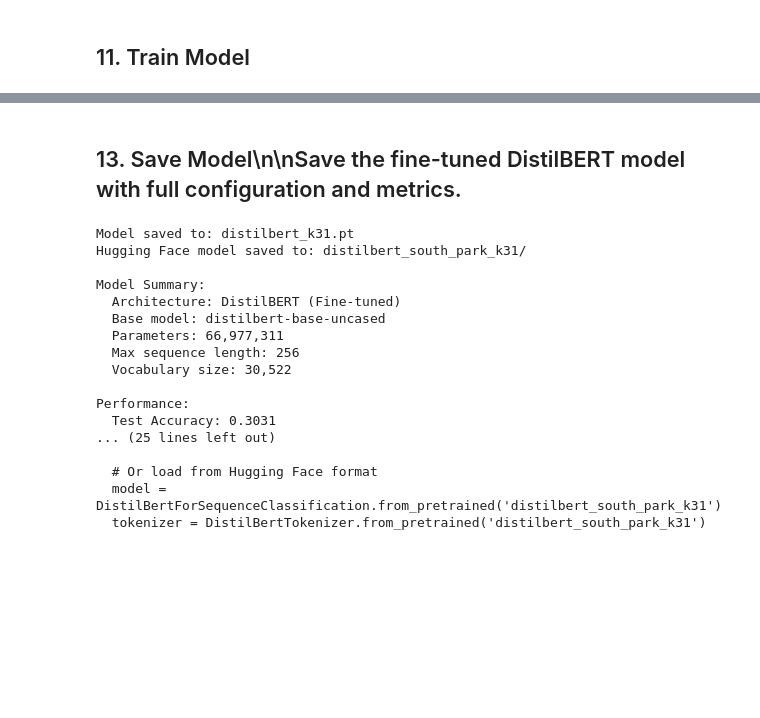
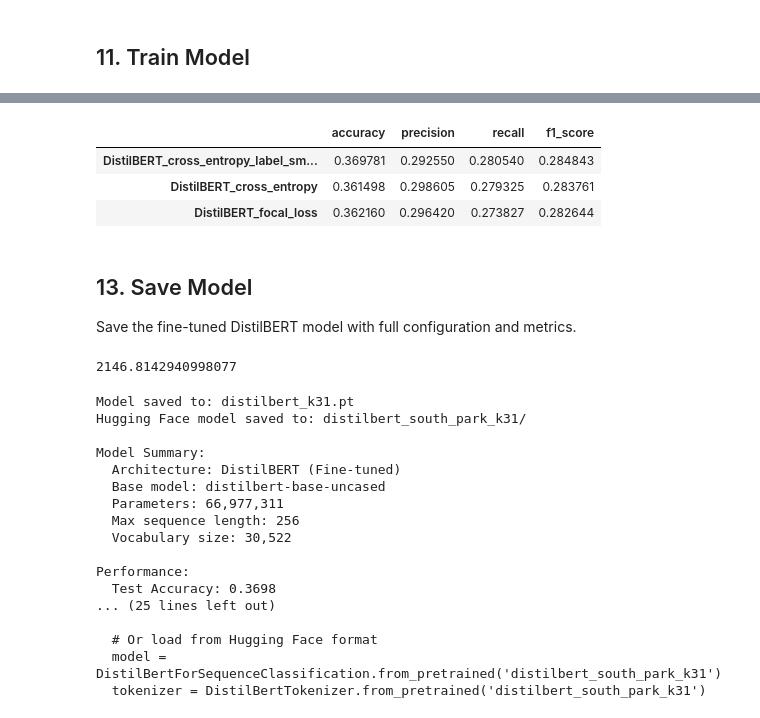
Before and after one commit to Dentriciche/Project_SP, a Jupyter notebook: 03 - Model Building/transformer_distilbert_model.ipynb, the cells around one changed output, grey strips where cells are left out. Saved outputs shown, nothing was run; the diff lists cells and outputs as text; code cells hidden in the pictures; blank space fills up the shorter version.

Commit message:
Distilbert code and results

```diff
--- a/03 - Model Building/transformer_distilbert_model.ipynb
+++ b/03 - Model Building/transformer_distilbert_model.ipynb
@@ -201,2 +129,8 @@ Percentage of original data: 58.76%
+# %%
+import pandas as pd
+# read data from parquet
+train_data = pd.read_parquet('../01 - Inputs/train_data_labels_as_numbers.parquet')
+val_data = pd.read_parquet('../01 - Inputs/val_data_labels_as_numbers.parquet')
+test_data = pd.read_parquet('../01 - Inputs/test_data_labels_as_numbers.parquet')
 # %% [markdown]
 ## 5. Create Label Mappings and Split Data
@@ -301,5 +210,5 @@ Tokenized output:
 # %%
-class SouthParkDataset(Dataset):
+class DistilBertDataset(Dataset):
     """Dataset for South Park dialogue classification with DistilBERT."""
 
     def __init__(self, texts, labels, tokenizer, max_length):
@@ -332,9 +241,9 @@ class SouthParkDataset(Dataset):
 
 
 # Create datasets
-train_dataset = SouthParkDataset(train_texts, train_labels, tokenizer, MAX_SEQ_LEN)
-val_dataset = SouthParkDataset(val_texts, val_labels, tokenizer, MAX_SEQ_LEN)
-test_dataset = SouthParkDataset(test_texts, test_labels, tokenizer, MAX_SEQ_LEN)
+train_dataset = DistilBertDataset(train_texts, train_labels, tokenizer, MAX_SEQ_LEN)
+val_dataset = DistilBertDataset(val_texts, val_labels, tokenizer, MAX_SEQ_LEN)
+test_dataset = DistilBertDataset(test_texts, test_labels, tokenizer, MAX_SEQ_LEN)
 
 # Create dataloaders
 train_loader = DataLoader(train_dataset, batch_size=BATCH_SIZE, shuffle=True)
@@ -432,6 +359,10 @@ DistilBertForSequenceClassification(
 Model device: cuda:0
 # %% [markdown]
 ## 9. Class Weights
+# %%
+import pickle
+label_to_char = pickle.load(open('../01 - Inputs/label_to_char.pkl', 'rb'))
+char_to_label = pickle.load(open('../01 - Inputs/char_to_label.pkl', 'rb'))
 # %%
 # Compute balanced class weights
 class_weights = compute_class_weight('balanced', classes=np.arange(K), y=train_labels)
@@ -681,0 +703,23 @@ Fine-tuning completed in 152.68 minutes
+# %%
+results = {}
+
+for loss_type in loss_types:
+    print(f"\n{'='*80}")
+    print(f"Training with {loss_type} loss...")
+    print(f"{'='*80}")
+
+    comp = components[loss_type]
+
+    results[loss_type] = train_distilbert(
+        comp['model'],
+        train_loader,
+        val_loader,
+        NUM_EPOCHS,
+        criterion=comp['criterion'],
+        optimizer=comp['optimizer'],
+        scheduler=comp['scheduler'],
+        warmup_ratio=WARMUP_RATIO,
+        patience=EARLY_STOP_PATIENCE
+    )
+
+    print(f"\n✓ {loss_type} complete!")
@@ -818,0 +957,7 @@ print("=" * 80)
+# %%
+test_metrics_df
+# %% [output]
+|  | accuracy | precision | recall | f1_score |
+| DistilBERT_cross_entropy_label_sm... | 0.369781 | 0.292550 | 0.280540 | 0.284843 |
+| DistilBERT_cross_entropy | 0.361498 | 0.298605 | 0.279325 | 0.283761 |
+| DistilBERT_focal_loss | 0.362160 | 0.296420 | 0.273827 | 0.282644 |
@@ -819,7 +966,15 @@ print("=" * 80)
 # %% [markdown]
-## 13. Save Model\n\nSave the fine-tuned DistilBERT model with full configuration and metrics.
+## 13. Save Model
+Save the fine-tuned DistilBERT model with full configuration and metrics.
+# %%
+results_best_loss_type['time']
+# %% [output]
+2146.8142940998077
 # %%
 # Save checkpoint
+results_best_loss_type = results[best_loss_type]
+model = results_best_loss_type['model']
+time = results_best_loss_type['time']
 checkpoint = {
     'model_type': 'DistilBERT (Fine-tuned)',
     'model_state_dict': model.state_dict(),
@@ -837,8 +992,8 @@ checkpoint = {
     'char_to_label': char_to_label,
     'label_to_char': label_to_char,
     'test_metrics': test_metrics,
-    'history': results['history'],
-    'training_time': results['time'],
+    'history': results_best_loss_type['history'],
+    'training_time': time,
     'total_parameters': sum(p.numel() for p in model.parameters())
 }
 
@@ -866,7 +1021,7 @@ print(f"  Test Accuracy: {test_metrics['accuracy']:.4f}")
 print(f"  Test Precision: {test_metrics['precision']:.4f}")
 print(f"  Test Recall: {test_metrics['recall']:.4f}")
 print(f"  Test F1-Score: {test_metrics['f1_score']:.4f}")
-print(f"  Fine-tuning time: {results['time']/60:.2f} minutes")
+print(f"  Fine-tuning time: {time/60:.2f} minutes")
 
 print(f"\nComparison with other models:")
 print(f"  Compare this fine-tuned DistilBERT with:")
@@ -904,7 +1059,7 @@ Model Summary:
   Vocabulary size: 30,522
 
 Performance:
-  Test Accuracy: 0.3031
+  Test Accuracy: 0.3698
 ... (25 lines left out)
 
   # Or load from Hugging Face format
```
Also changed, not shown: parts of 28 cells of this notebook, 1 other file.
